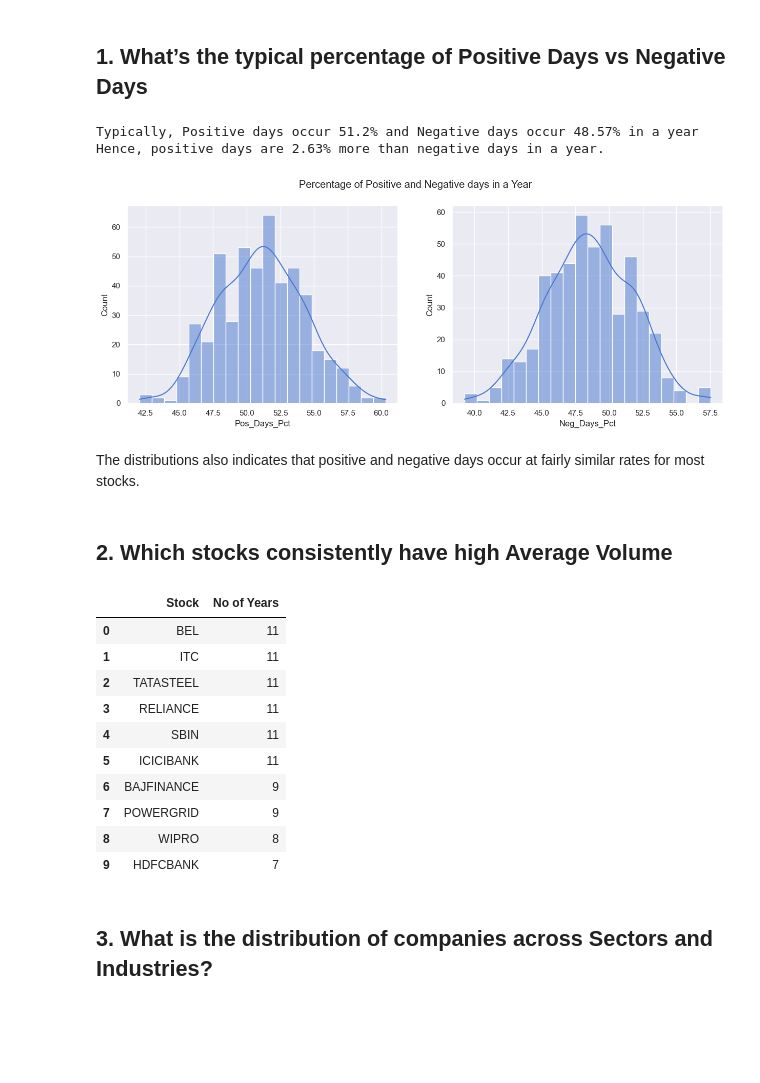
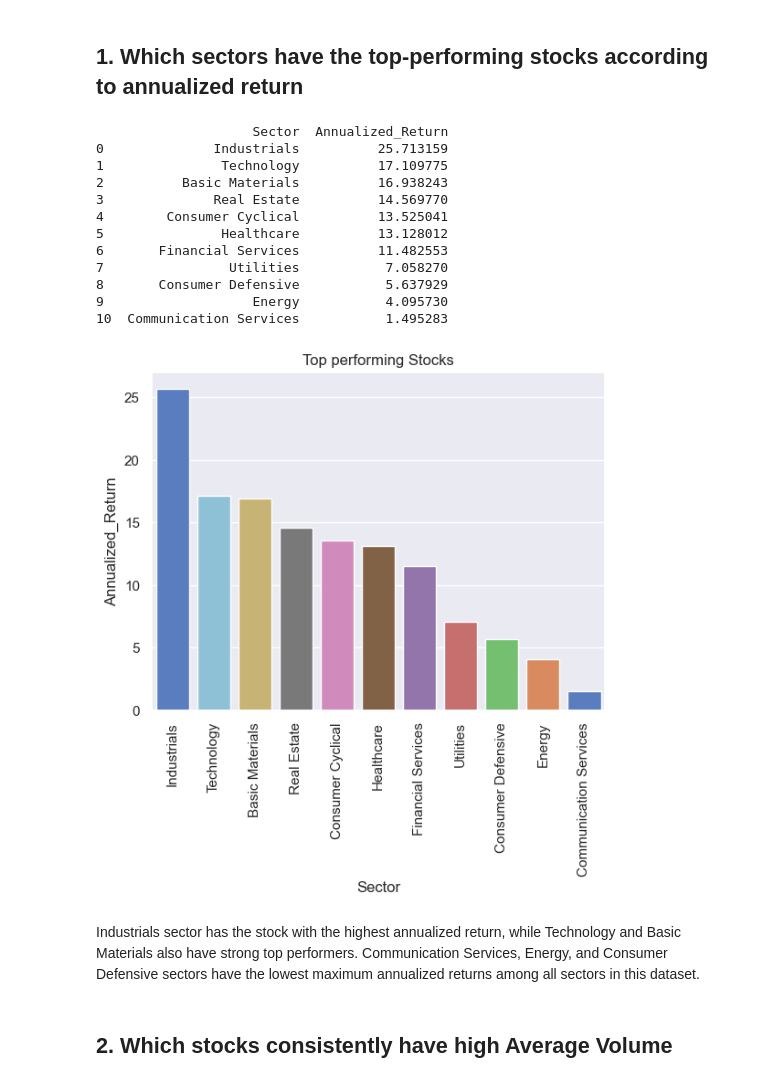
Before and after one commit to Sulo-proj/AI, a Jupyter notebook: ML and DS Capstone/3. Univariate and Bivariate/univariate_and_bivariate.ipynb, the cells around one changed output. Drawn from its saved outputs; the diff is of its cells as text; code cells hidden in the pictures; blank space fills up the shorter version.

```diff
--- a/ML and DS Capstone/3. Univariate and Bivariate/univariate_and_bivariate.ipynb
+++ b/ML and DS Capstone/3. Univariate and Bivariate/univariate_and_bivariate.ipynb
@@ -56,46 +48,27 @@ descriptive.T
-# %% [markdown]
-## 1. What’s the typical percentage of Positive Days vs Negative Days
-# %%
-pos_days=dataset['Pos_Days_Pct'].median()
-neg_days=dataset['Neg_Days_Pct'].median()
-
-print(f'Typically, Positive days occur {pos_days}% and Negative days occur {neg_days:.2f}% in a year')
-
-diff = pos_days - neg_days
-
-print(f'Hence, positive days are {diff:.2f}% more than negative days in a year.')
-
-
-fig, axes = plt.subplots(1, 2, figsize=(15, 5))
-
-sns.histplot(dataset['Pos_Days_Pct'], bins=20, ax=axes[0], kde=True)
-sns.histplot(dataset['Neg_Days_Pct'], bins=20, ax=axes[1], kde=True)
-plt.suptitle('Percentage of Positive and Negative days in a Year')
-
-plt.show()
-# %% [output]
-Typically, Positive days occur 51.2% and Negative days occur 48.57% in a year
-Hence, positive days are 2.63% more than negative days in a year.
-[figure, removed]
-# %% [markdown]
-The distributions also indicates that positive and negative days occur at fairly similar rates for most stocks.
+# %% [markdown]
+## 1. Which sectors have the top-performing stocks according to annualized return
+# %%
+ann_ret = dataset.groupby('Sector')['Annualized_Return'].max().sort_values(ascending=False).reset_index()
+print(ann_ret)
+sns.barplot(ann_ret, x='Sector', y='Annualized_Return', hue='Annualized_Return', palette='muted', legend=False)
+plt.xticks(rotation=90)
+plt.title('Top performing Stocks')
+plt.show()
+# %% [output]
+                    Sector  Annualized_Return
+0              Industrials          25.713159
+1               Technology          17.109775
+2          Basic Materials          16.938243
+3              Real Estate          14.569770
+4        Consumer Cyclical          13.525041
+5               Healthcare          13.128012
+6       Financial Services          11.482553
+7                Utilities           7.058270
+8       Consumer Defensive           5.637929
+9                   Energy           4.095730
+10  Communication Services           1.495283
+[figure, added]
+# %% [markdown]
+Industrials sector has the stock with the highest annualized return, while Technology and Basic Materials also have strong top performers. Communication Services, Energy, and Consumer Defensive sectors have the lowest maximum annualized returns among all sectors in this dataset.
 # %% [markdown]
 ## 2. Which stocks consistently have high Average Volume
-# %%
-high_avg_vol = dataset[dataset['Avg_Volume'] > dataset['Avg_Volume'].mean()]['Stock'].value_counts().head(10).reset_index()
-high_avg_vol.rename(columns={'count':'No of Years'}, inplace=True)
-high_avg_vol
-# %% [output]
-|  | Stock | No of Years |
-| 0 | BEL | 11 |
-| 1 | ITC | 11 |
-| 2 | TATASTEEL | 11 |
-| 3 | RELIANCE | 11 |
-| 4 | SBIN | 11 |
-| 5 | ICICIBANK | 11 |
-| 6 | BAJFINANCE | 9 |
-| 7 | POWERGRID | 9 |
-| 8 | WIPRO | 8 |
-| 9 | HDFCBANK | 7 |
-# %% [markdown]
-## 3. What is the distribution of companies across Sectors and Industries?
```
Also changed, not shown: parts of 80 cells of this notebook.
